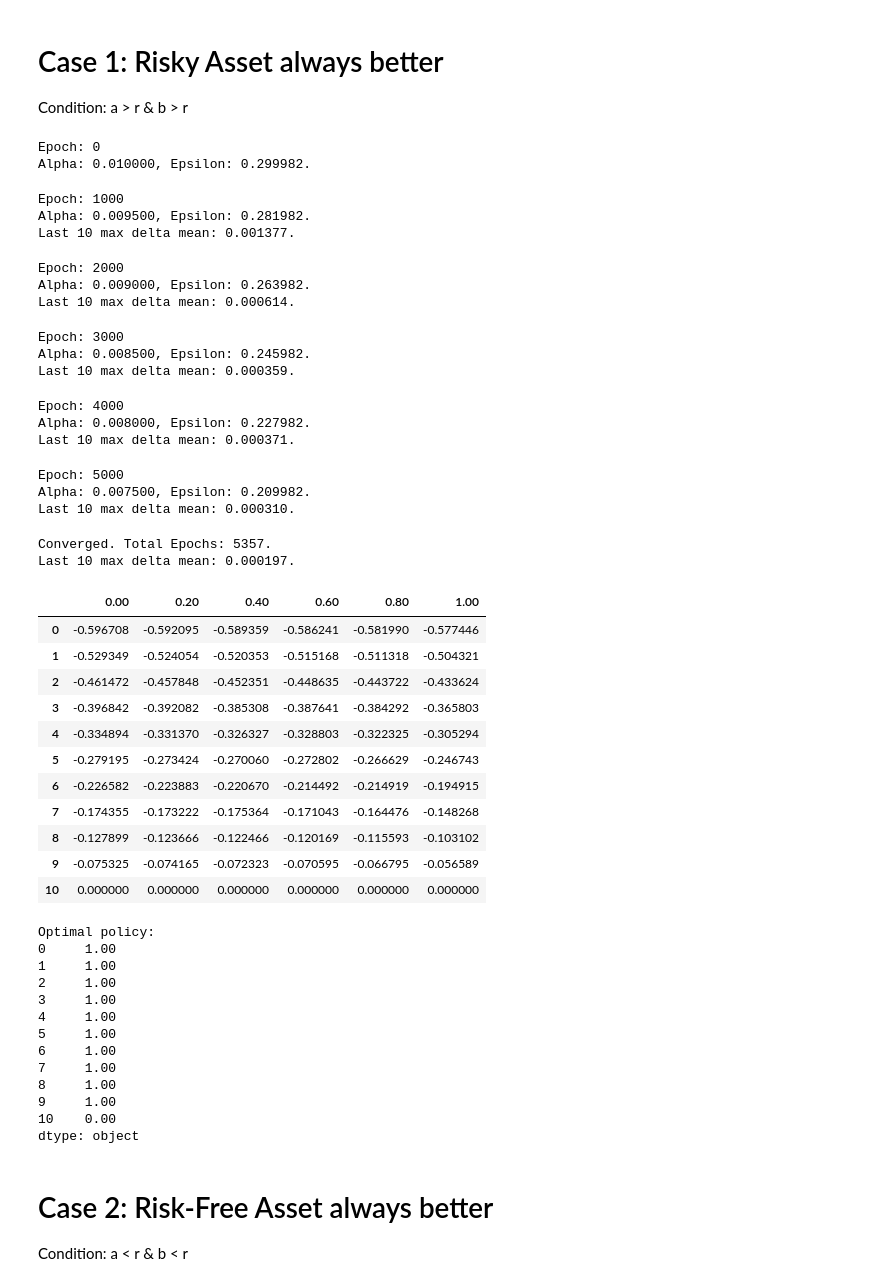
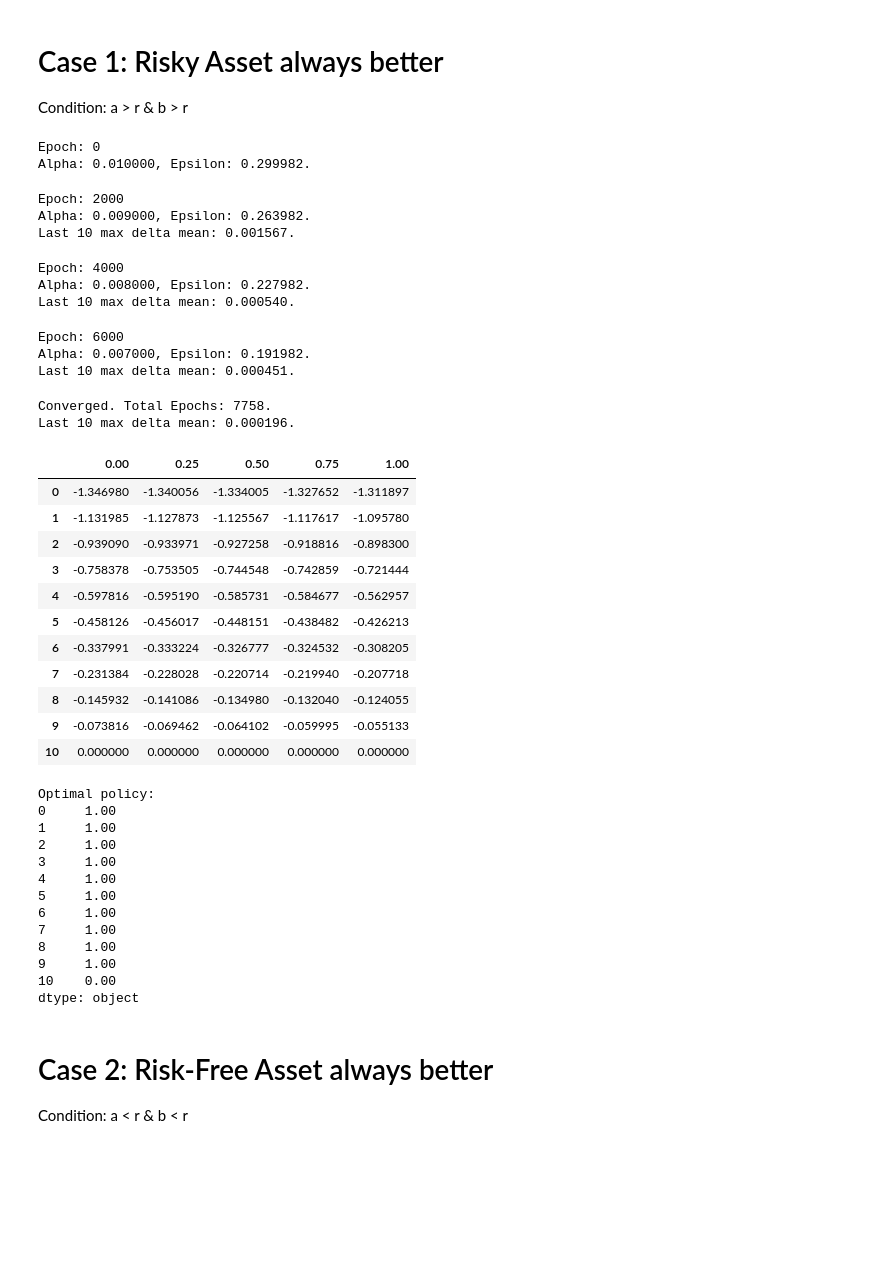
Before and after one commit to dennishylau/msbd6000m_a1, a Jupyter notebook: main.ipynb, the cells around one changed output. Drawn from its saved outputs; the diff is of its cells as text; code cells hidden in the pictures; blank space fills up the shorter version.

```diff
--- a/main.ipynb
+++ b/main.ipynb
@@ -26,7 +26,7 @@ states = np.arange(0, T + 1, 1)
 actions = ActionSpace(
     Decimal("0"),
     Decimal("1.0"),
-    Decimal("0.2"))
+    Decimal("0.25"))
 # policy
 policy = Policy(
     epochs=EPOCHS,
@@ -34,75 +34,69 @@ policy = Policy(
     init_alpha=INIT_ALPHA,
     state_space=states,
     action_space=actions,
     training=True
 )
 # assets
 risky_asset = RiskyAsset(0.15, 0.1, 0.5)
 risk_free_asset = RiskFreeAsset(0.04)
 # CARA Coefficient
 CARA_COEF = 1
 
 
 train(
     epochs=EPOCHS,
     T=T,
     risky_asset=risky_asset,
     risk_free_asset=risk_free_asset,
     policy=policy,
     reward_eval=reward_eval,
     cara_coef=CARA_COEF,
     early_stopping=2e-4
 )
 
 display(policy.q_table)
 
 print("Optimal policy:")
 policy.print()
 # %% [output]
 Epoch: 0
 Alpha: 0.010000, Epsilon: 0.299982.
-Epoch: 1000
-Alpha: 0.009500, Epsilon: 0.281982.
-Last 10 max delta mean: 0.001377.
+Epoch: 2000
+Alpha: 0.009000, Epsilon: 0.263982.
+Last 10 max delta mean: 0.001567.
-Epoch: 2000
-Alpha: 0.009000, Epsilon: 0.263982.
-Last 10 max delta mean: 0.000614.
+Epoch: 4000
+Alpha: 0.008000, Epsilon: 0.227982.
+Last 10 max delta mean: 0.000540.
-Epoch: 3000
-Alpha: 0.008500, Epsilon: 0.245982.
-Last 10 max delta mean: 0.000359.
+Epoch: 6000
+Alpha: 0.007000, Epsilon: 0.191982.
+Last 10 max delta mean: 0.000451.
-Epoch: 4000
-Alpha: 0.008000, Epsilon: 0.227982.
-Last 10 max delta mean: 0.000371.
+Converged. Total Epochs: 7758.
+Last 10 max delta mean: 0.000196.
+|  | 0.00 | 0.25 | 0.50 | 0.75 | 1.00 |
+| 0 | -1.346980 | -1.340056 | -1.334005 | -1.327652 | -1.311897 |
+| 1 | -1.131985 | -1.127873 | -1.125567 | -1.117617 | -1.095780 |
+| 2 | -0.939090 | -0.933971 | -0.927258 | -0.918816 | -0.898300 |
+| 3 | -0.758378 | -0.753505 | -0.744548 | -0.742859 | -0.721444 |
+| 4 | -0.597816 | -0.595190 | -0.585731 | -0.584677 | -0.562957 |
+| 5 | -0.458126 | -0.456017 | -0.448151 | -0.438482 | -0.426213 |
+| 6 | -0.337991 | -0.333224 | -0.326777 | -0.324532 | -0.308205 |
+| 7 | -0.231384 | -0.228028 | -0.220714 | -0.219940 | -0.207718 |
+| 8 | -0.145932 | -0.141086 | -0.134980 | -0.132040 | -0.124055 |
+| 9 | -0.073816 | -0.069462 | -0.064102 | -0.059995 | -0.055133 |
+| 10 | 0.000000 | 0.000000 | 0.000000 | 0.000000 | 0.000000 |
-Epoch: 5000
-Alpha: 0.007500, Epsilon: 0.209982.
-Last 10 max delta mean: 0.000310.
+Optimal policy:
+0     1.00
+1     1.00
+2     1.00
+3     1.00
+4     1.00
+5     1.00
+6     1.00
+7     1.00
+8     1.00
+9     1.00
+10    0.00
+dtype: object
-Converged. Total Epochs: 5357.
-Last 10 max delta mean: 0.000197.
-|  | 0.00 | 0.20 | 0.40 | 0.60 | 0.80 | 1.00 |
-| 0 | -0.596708 | -0.592095 | -0.589359 | -0.586241 | -0.581990 | -0.577446 |
-| 1 | -0.529349 | -0.524054 | -0.520353 | -0.515168 | -0.511318 | -0.504321 |
-| 2 | -0.461472 | -0.457848 | -0.452351 | -0.448635 | -0.443722 | -0.433624 |
-| 3 | -0.396842 | -0.392082 | -0.385308 | -0.387641 | -0.384292 | -0.365803 |
-| 4 | -0.334894 | -0.331370 | -0.326327 | -0.328803 | -0.322325 | -0.305294 |
-| 5 | -0.279195 | -0.273424 | -0.270060 | -0.272802 | -0.266629 | -0.246743 |
-| 6 | -0.226582 | -0.223883 | -0.220670 | -0.214492 | -0.214919 | -0.194915 |
-| 7 | -0.174355 | -0.173222 | -0.175364 | -0.171043 | -0.164476 | -0.148268 |
-| 8 | -0.127899 | -0.123666 | -0.122466 | -0.120169 | -0.115593 | -0.103102 |
-| 9 | -0.075325 | -0.074165 | -0.072323 | -0.070595 | -0.066795 | -0.056589 |
-| 10 | 0.000000 | 0.000000 | 0.000000 | 0.000000 | 0.000000 | 0.000000 |
-Optimal policy:
-0     1.00
-1     1.00
-2     1.00
-3     1.00
-4     1.00
-5     1.00
-6     1.00
-7     1.00
-8     1.00
-9     1.00
-10    0.00
-dtype: object
 # %% [markdown]
 # Case 2: Risk-Free Asset always better
 Condition: a < r & b < r
```
Also changed, not shown: parts of 3 cells of this notebook, 6 other files.
